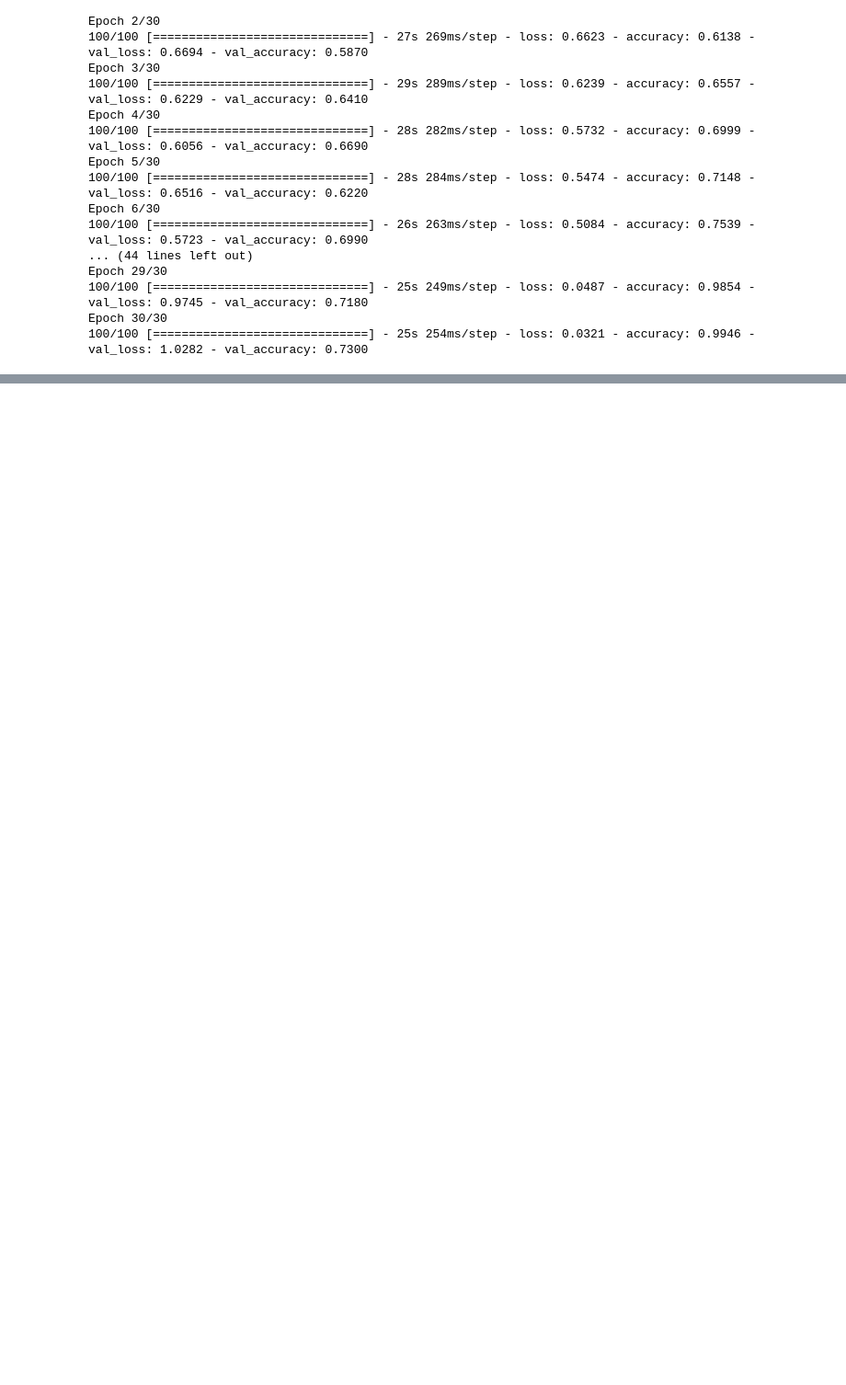
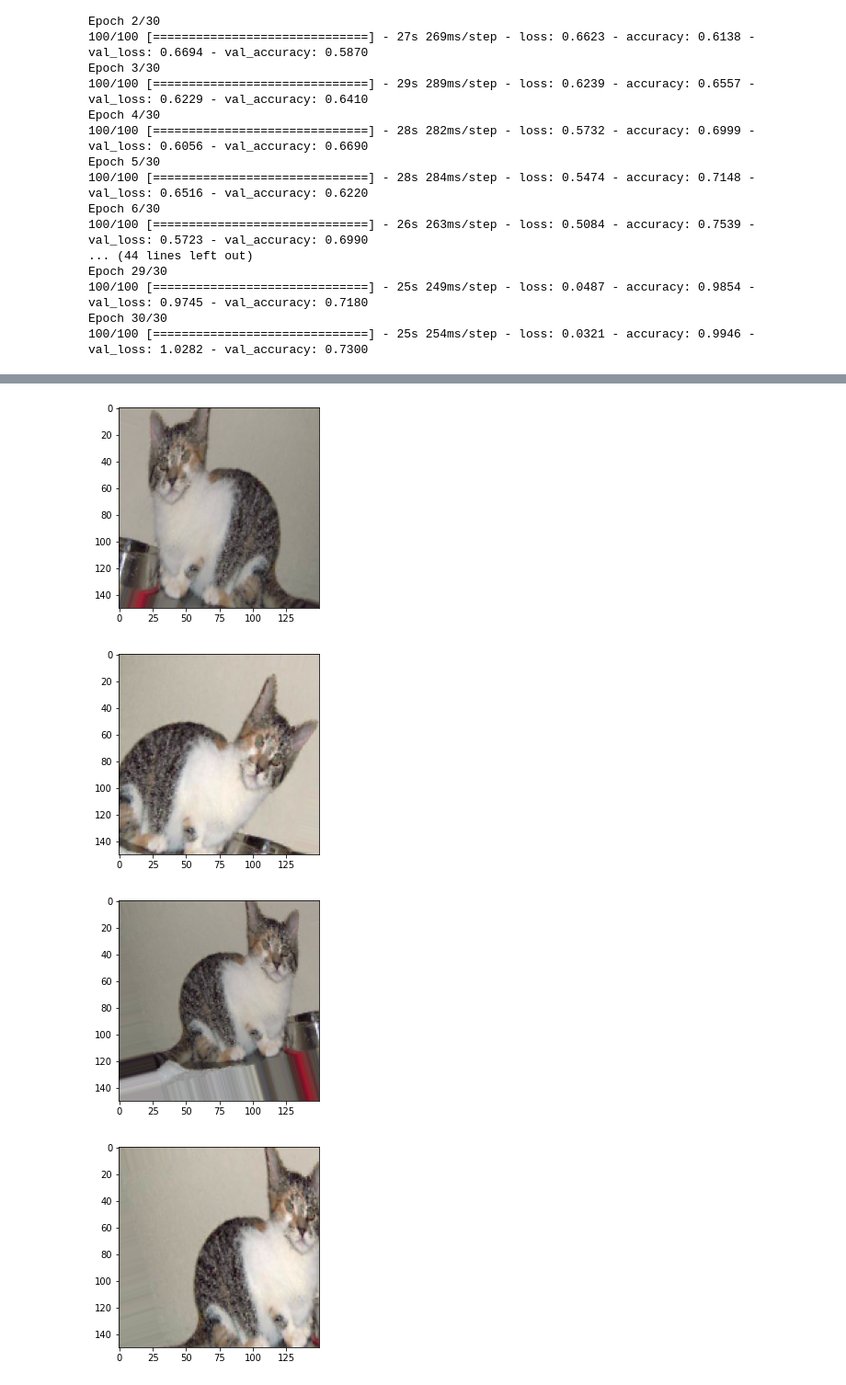
Before and after one commit to mowmitommy/CNN_cat_vs_dogs, a Jupyter notebook: CNN_cat_vs_dogs.ipynb, the cells around one changed output, grey strips where cells are left out. Shown at 92% size. Saved outputs shown, nothing was run; the diff lists cells and outputs as text; code cells hidden in the pictures; blank space fills up the shorter version.

```diff
--- a/CNN_cat_vs_dogs.ipynb
+++ b/CNN_cat_vs_dogs.ipynb
@@ -238,24 +238,29 @@ datagen = ImageDataGenerator(
     width_shift_range = .2,
     height_shift_range = .2,
     shear_range = .2,
-    zoom+range = .2,
+    zoom_range = .2,
     horizontal_flip = True,
     fill_mode = 'nearest')
 # %%
-form tensorflow.keras.preprocessing import image
+from tensorflow.keras.preprocessing import image
 
 fnames = [os.path.join(train_cats_dir, fname) for fname in os.listdir(train_cats_dir)]
 image_path = fnames[3]
 img = image.load_img(image_path, target_size = (150,150))
 x = image.img_to_array(img)
 x = x.reshape((1,)+x.shape)
 
 i = 0
 for batch in datagen.flow(x, batch_size = 1):
     plt.figure(i)
     imgplot = plt.imshow(image.array_to_img(batch[0]))
     i += 1
     if i % 4 ==0:
         break
 
 plt.show()
+# %% [output]
+[figure, added]
+[figure, added]
+[figure, added]
+[figure, added]
```
Also changed, not shown: parts of 1 cell of this notebook, 2 other files.
